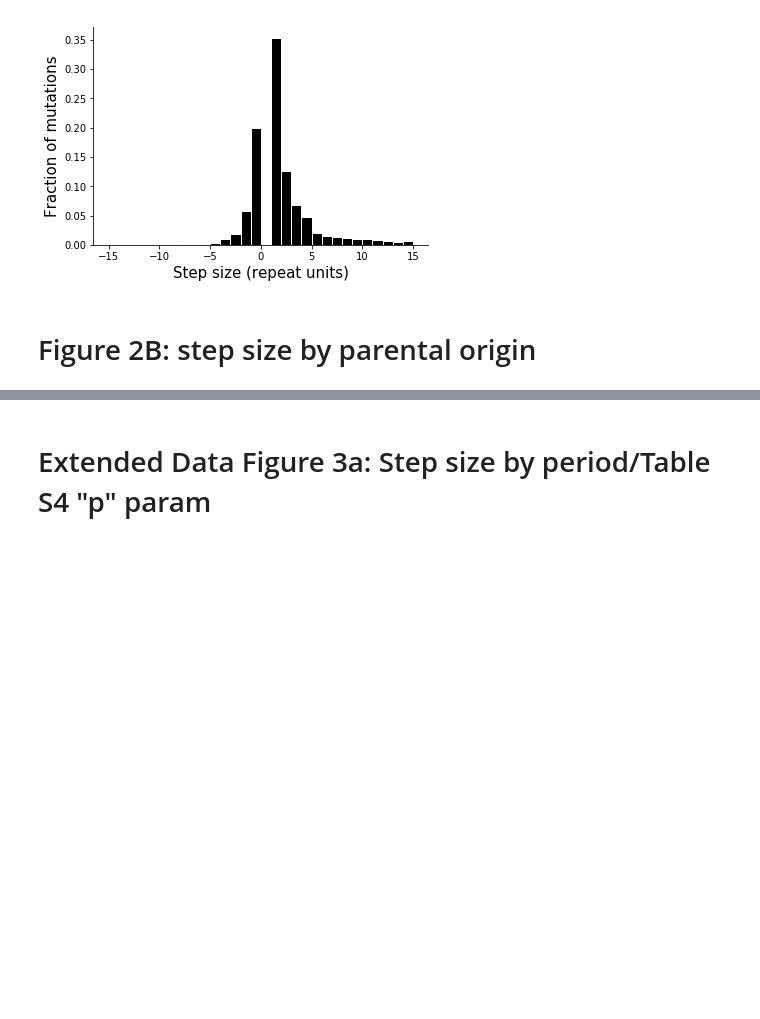
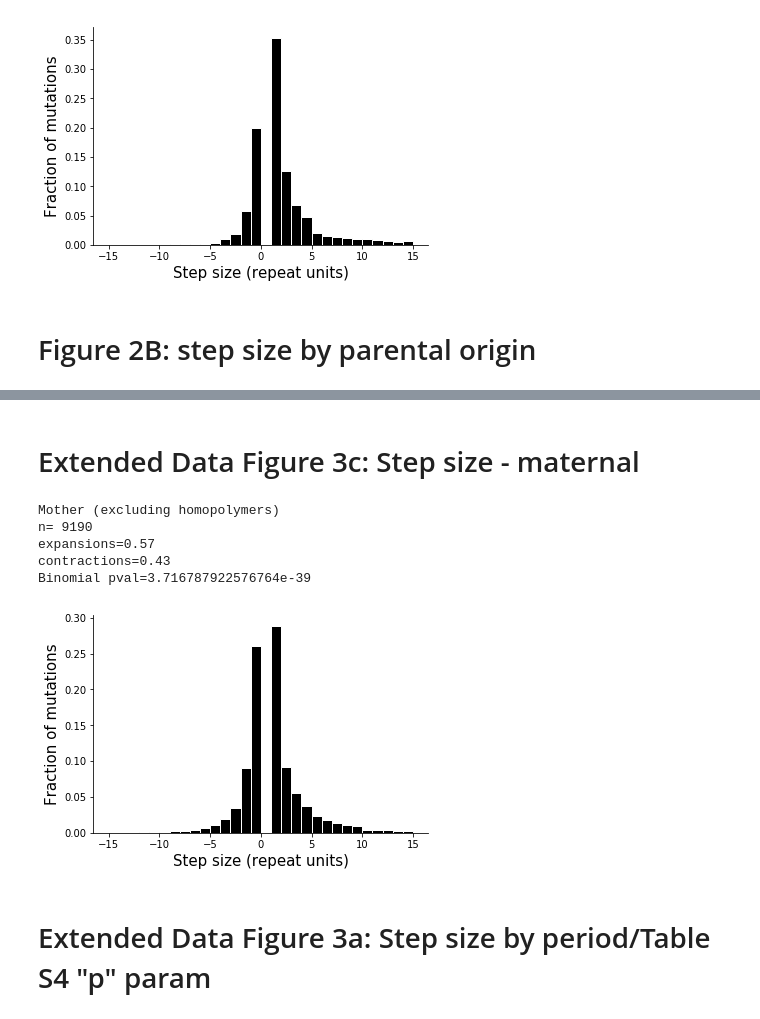
Before and after one commit to gymreklab/ssc-denovos-paper, a Jupyter notebook: figure-notebooks-v2/Mitra_etal_Figure2_StepSizes_v2.ipynb, the cells around one changed output, grey strips where cells are left out. Cells and saved outputs as stored; diff of their text form; code cells hidden in the pictures; blank space fills up the shorter version.

```diff
--- a/figure-notebooks-v2/Mitra_etal_Figure2_StepSizes_v2.ipynb
+++ b/figure-notebooks-v2/Mitra_etal_Figure2_StepSizes_v2.ipynb
@@ -213,3 +245,35 @@ MannwhitneyuResult(statistic=316456830.0, pvalue=0.0)
+# %% [markdown]
+# Extended Data Figure 3c: Step size - maternal
+# %%
+#### MOTHER
+print("Mother (excluding homopolymers)")
+fig = plt.figure()
+ax = fig.add_subplot(111)
+
+plotdata = adata[(adata.chrom!="X") & (adata["period"]>1) & (adata["poocase"]==3)].copy()
+ax.hist(plotdata["mutsize"], color="black", edgecolor="white", bins=bins,
+       weights=np.zeros_like(plotdata["mutsize"]) + 1. / plotdata["mutsize"].size);
+
+ax.set_xlabel("Step size (repeat units)", size=15)
+ax.set_ylabel("Fraction of mutations", size=15)
+
+# Hide the right and top spines
+ax.spines['right'].set_visible(False)
+ax.spines['top'].set_visible(False)
+ax.yaxis.set_ticks_position('left')
+ax.xaxis.set_ticks_position('bottom');
+
+fig.savefig(os.path.join(OUTDIR, "SuppFig_StepSize-MOTHER.pdf"))
+
+#### Binom Test
+BinomTest(plotdata)
+# %% [output]
+Mother (excluding homopolymers)
+n= 9190
+expansions=0.57
+contractions=0.43
+Binomial pval=3.716787922576764e-39
+[figure, added]
 # %% [markdown]
 # Extended Data Figure 3a: Step size by period/Table S4 "p" param
 # %%
```
Also changed, not shown: parts of 11 cells of this notebook, 2 other files.
